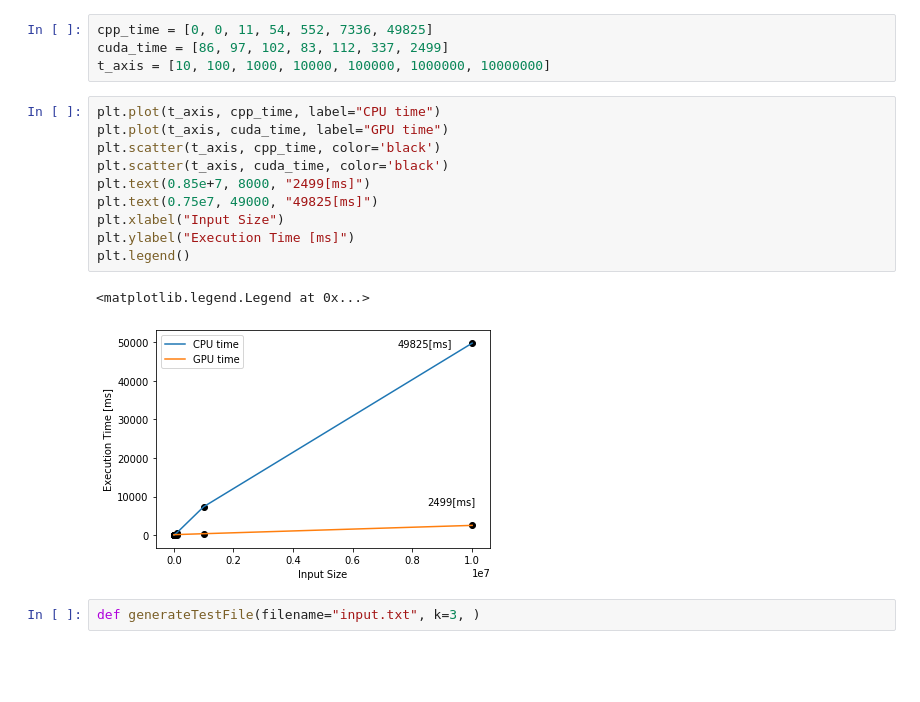
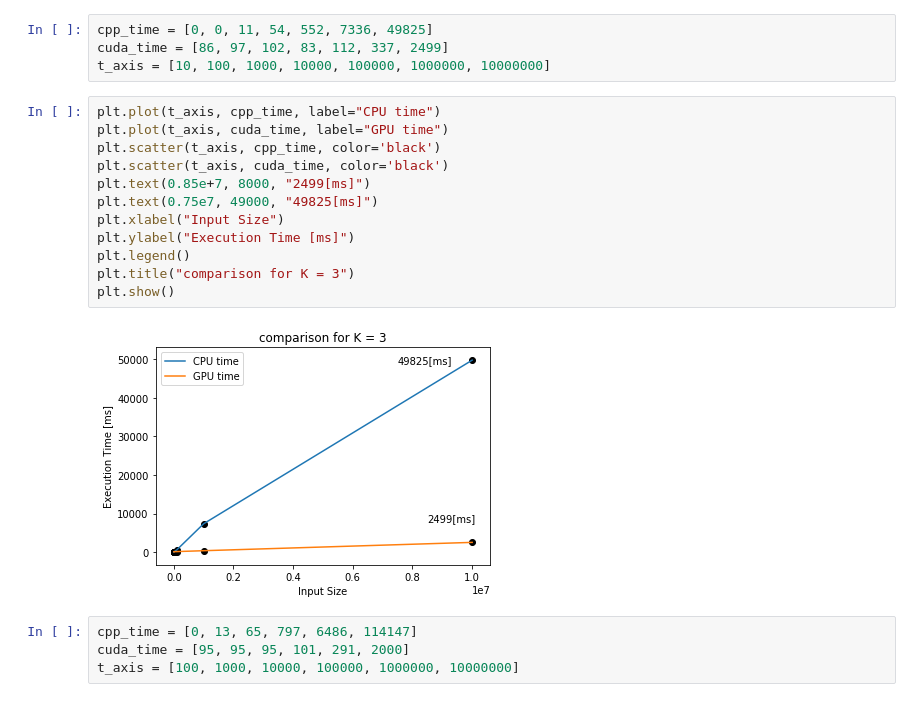
Before and after one commit to utsha-kh/CUDA-clustering, a Jupyter notebook: Visualizations.ipynb, the cells around one changed output. Saved outputs shown, nothing was run; the diff lists cells and outputs as text; blank space fills up the shorter version.

```diff
--- a/Visualizations.ipynb
+++ b/Visualizations.ipynb
@@ -137,15 +67,18 @@ t_axis = [10, 100, 1000, 10000, 100000, 1000000, 10000000]
 # %%
 plt.plot(t_axis, cpp_time, label="CPU time")
 plt.plot(t_axis, cuda_time, label="GPU time")
 plt.scatter(t_axis, cpp_time, color='black')
 plt.scatter(t_axis, cuda_time, color='black')
 plt.text(0.85e+7, 8000, "2499[ms]")
 plt.text(0.75e7, 49000, "49825[ms]")
 plt.xlabel("Input Size")
 plt.ylabel("Execution Time [ms]")
 plt.legend()
+plt.title("comparison for K = 3")
+plt.show()
 # %% [output]
-<matplotlib.legend.Legend at 0x...>
-[figure, old version]
+[figure, new version]
-# %%
-def generateTestFile(filename="input.txt", k=3, )
+# %%
+cpp_time = [0, 13, 65, 797, 6486, 114147]
+cuda_time = [95, 95, 95, 101, 291, 2000]
+t_axis = [100, 1000, 10000, 100000, 1000000, 10000000]
```
Also changed, not shown: parts of 41 cells of this notebook, 2 other files.
